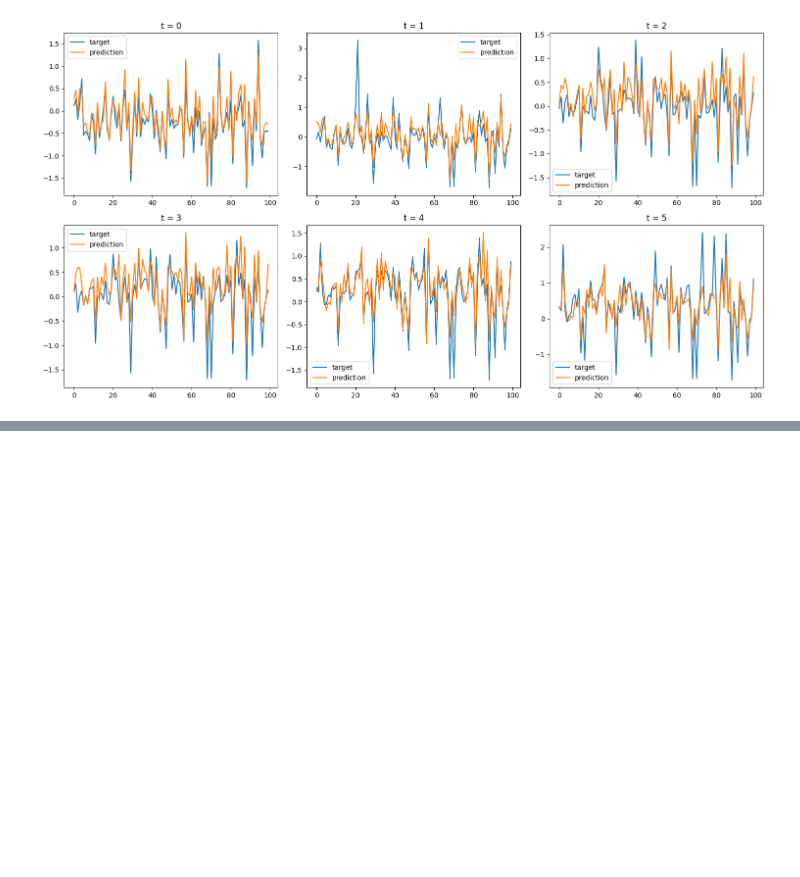
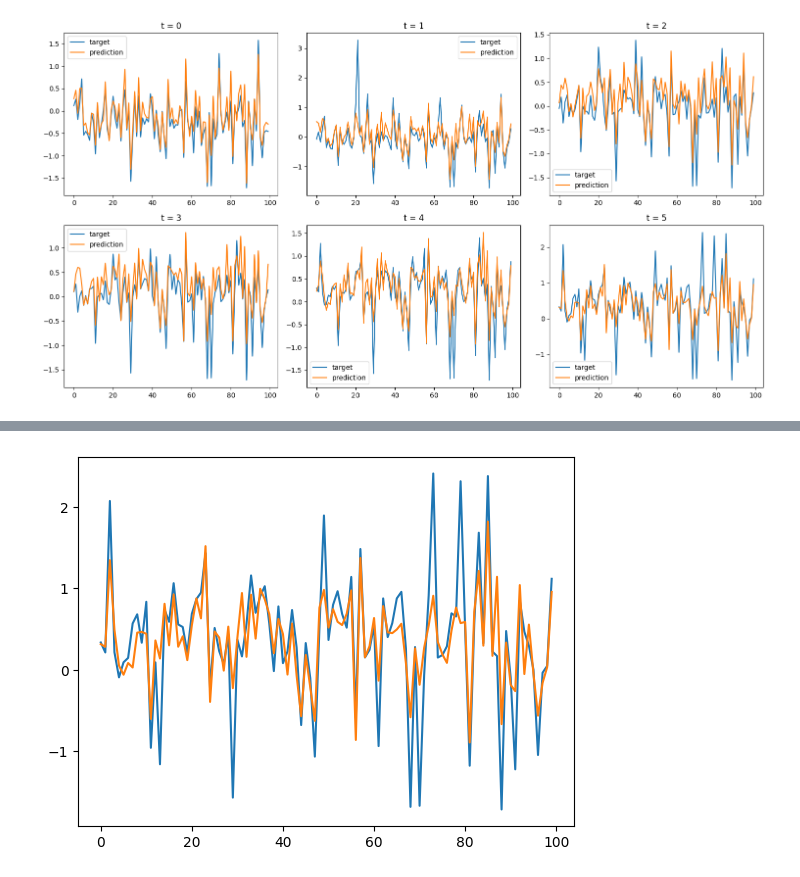
Before and after one commit to nour-bouchouchi/M2-iTransformer, a Jupyter notebook: resultats/visualisation/traffic.ipynb, the cells around one changed output, grey strips where cells are left out. Saved outputs shown, nothing was run; the diff lists cells and outputs as text; code cells hidden in the pictures; blank space fills up the shorter version.

```diff
--- a/resultats/visualisation/traffic.ipynb
+++ b/resultats/visualisation/traffic.ipynb
@@ -118,0 +128,7 @@ plt.show()
+# %%
+plt.figure()
+plt.plot(np.arange(len(target[1, 0, :100])), target[0, current_i, :100].cpu(),  label="target")
+plt.plot(np.arange(len(target[1, 0, :100])), yhat[0, current_i, :100].cpu(),  label="prediction")
+plt.savefig("traffic_modality_predict.pdf")
+# %% [output]
+[figure, added]
```
Also changed, not shown: parts of 3 cells of this notebook, 2 other files.
